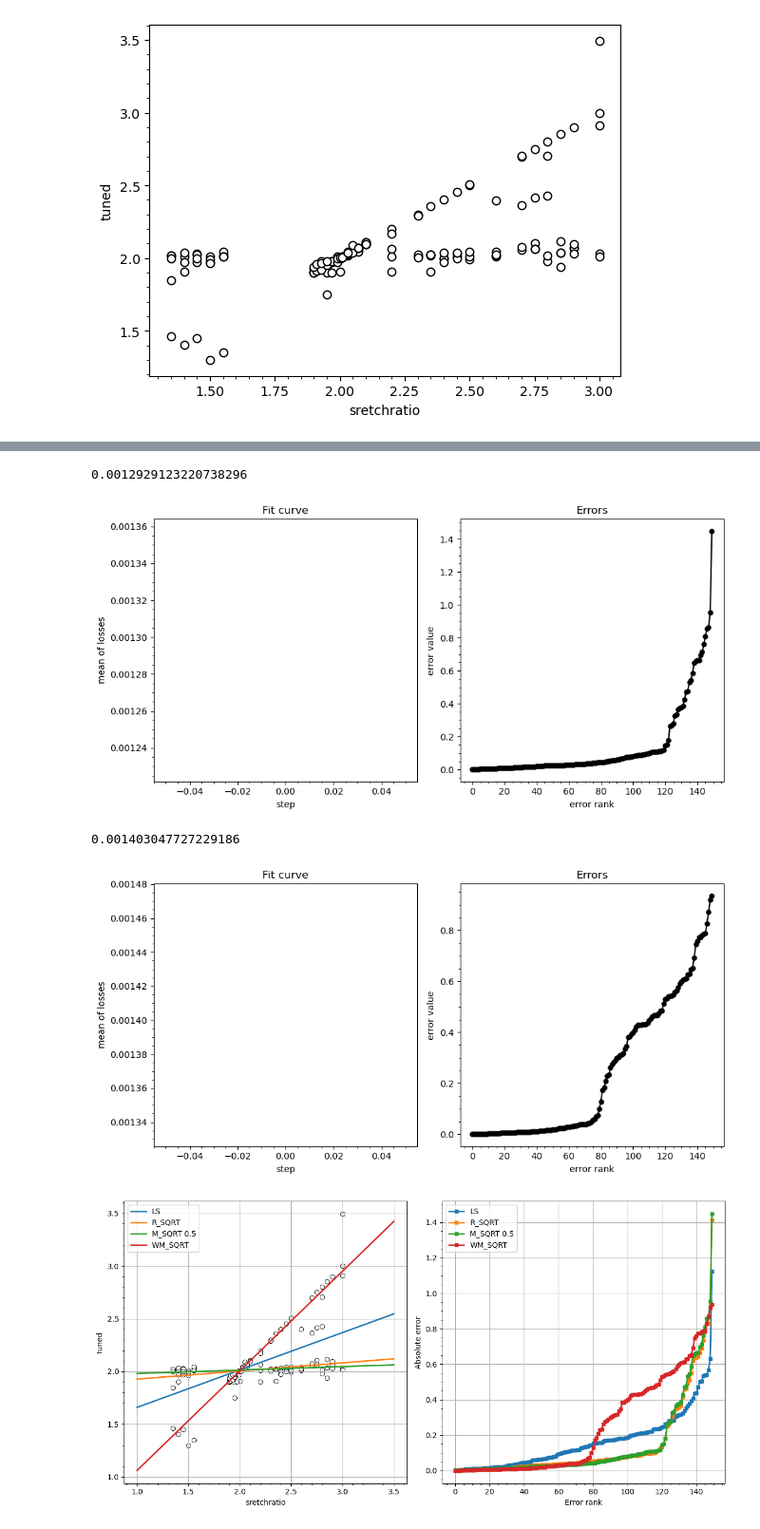
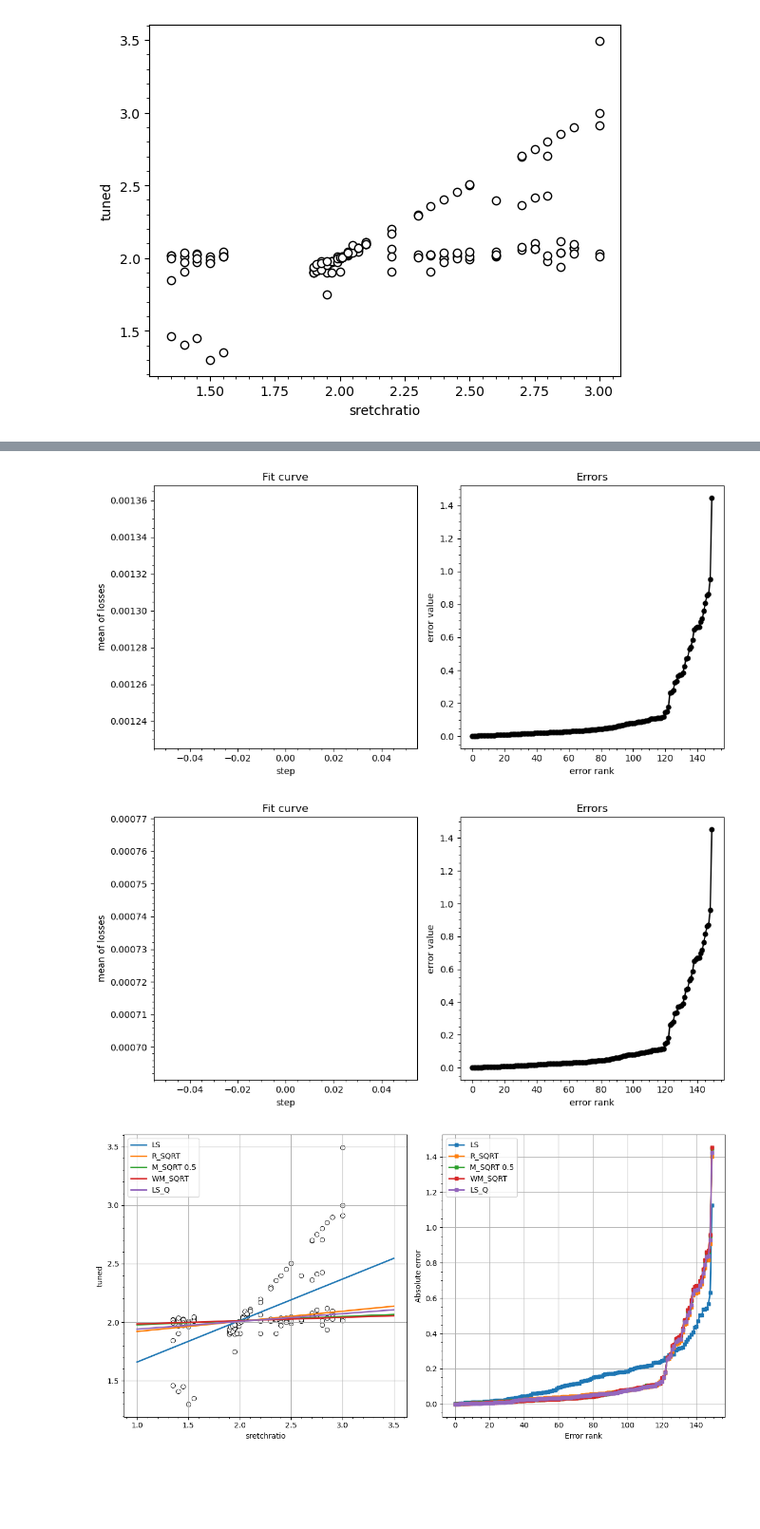
Before and after one commit to intellimath/mlgrad, a Jupyter notebook: examples/robml_book/rob_linregr_tone.ipynb, the cells around one changed output, grey strips where cells are left out. Shown: that part at 95% size. Saved outputs shown, nothing was run; the diff lists cells and outputs as text; code cells hidden in the pictures; blank space fills up the shorter version.

```diff
--- a/examples/robml_book/rob_linregr_tone.ipynb
+++ b/examples/robml_book/rob_linregr_tone.ipynb
@@ -44,4 +44,5 @@ mod_r = models.LinearModel(1)
 mod_m = models.LinearModel(1)
 mod_wm = models.LinearModel(1)
 mod_ls2 = models.LinearModel(1)
+mod_lsq = models.LinearModel(1)
 # %%
@@ -58,47 +65,47 @@ regr.plot_losses_and_errors(regr_r, Xs, Y)
 # %%
 avrfunc_m = regr.averaging_function("M", funcs.quantile_func(0.5, funcs.Sqrt(0.001)))
-regr_m = regr.m_regression_irls(Xs, Y, mod_m, agg_func=avrfunc_m, h=0.001, n_iter=5000)
+regr_m = regr.m_regression_irls(Xs, Y, mod_m, agg_func=avrfunc_m, h=0.1, n_iter=5000)
 regr.plot_losses_and_errors(regr_m, Xs, Y)
 # %% [output]
-0.0012929123220738296
-[figure, old version]
+[figure, new version]
 # %%
 avrfunc_wm = regr.averaging_function("WM", funcs.quantile_func(0.5, funcs.Sqrt(0.001)))
-regr_wm = regr.m_regression_irls(Xs, Y, mod_wm, agg_func=avrfunc_wm, h=0.001, n_iter=5000)
+regr_wm = regr.m_regression_irls(Xs, Y, mod_wm, agg_func=avrfunc_wm, h=0.1, n_iter=5000)
 regr.plot_losses_and_errors(regr_wm, Xs, Y)
 # %% [output]
-0.001403047727229186
-[figure, old version]
+[figure, new version]
 # %%
 plt.figure(figsize=(12,6))
 plt.subplot(1,2,1)
 plt.scatter(X, Y, s=36, c='w', edgecolors='k', linewidth=0.66)
 plt.xlabel('sretchratio')
 plt.ylabel('tuned')
 plt.plot([1,3.5], mod_ls.evaluate_all([1,3.5]), label='LS', linewidth=2.)
 plt.plot([1,3.5], mod_r.evaluate_all([1,3.5]), label='R_SQRT', linewidth=2.)
 plt.plot([1,3.5], mod_m.evaluate_all([1,3.5]), label='M_SQRT 0.5', linewidth=2.)
 plt.plot([1,3.5], mod_wm.evaluate_all([1,3.5]), label='WM_SQRT', linewidth=2.)
 # plt.plot([1,3.5], mod_ls2.evaluate_all([1,3.5]), label='LS (wo)', linewidth=2.)
+plt.plot([1,3.5], mod_lsq.evaluate_all([1,3.5]), label='LS_Q', linewidth=2.)
 plt.legend()
 plt.minorticks_on()
 plt.grid(1)
 plt.subplot(1,2,2)
 plt.plot(sorted(np.abs(Y-mod_ls.evaluate_all(X[:,None]))), label='LS', linewidth=2., marker='s', markersize=4)
 plt.plot(sorted(np.abs(Y-mod_r.evaluate_all(X[:,None]))), label='R_SQRT', linewidth=2., marker='s', markersize=4)
 plt.plot(sorted(np.abs(Y-mod_m.evaluate_all(X[:,None]))), label='M_SQRT 0.5', linewidth=2., marker='s', markersize=4)
 plt.plot(sorted(np.abs(Y-mod_wm.evaluate_all(X[:,None]))), label='WM_SQRT', linewidth=2., marker='s', markersize=4)
 # plt.plot(sorted(np.abs(Y-mod_ls2.evaluate_all(X[:,None]))), label='LS (wo)', linewidth=2., marker='s', markersize=4)
+plt.plot(sorted(np.abs(Y-mod_lsq.evaluate_all(X[:,None]))), label='LS_Q', linewidth=2., marker='s', markersize=4)
 plt.legend()
 plt.minorticks_on()
 plt.xlabel('Error rank')
 plt.ylabel('Absolute error')
 plt.grid(1)
 plt.tight_layout()
 # plt.savefig('fig/rob_linregr_starsCYG.eps')
 plt.show()
 # %% [output]
-[figure, old version]
+[figure, new version]
 # %%
 plt.figure(figsize=(6,4))
 errs1 = np.abs(mod_ls.evaluate_all(Xs) - Y)
```
Also changed, not shown: parts of 6 cells of this notebook, 48 other files.
